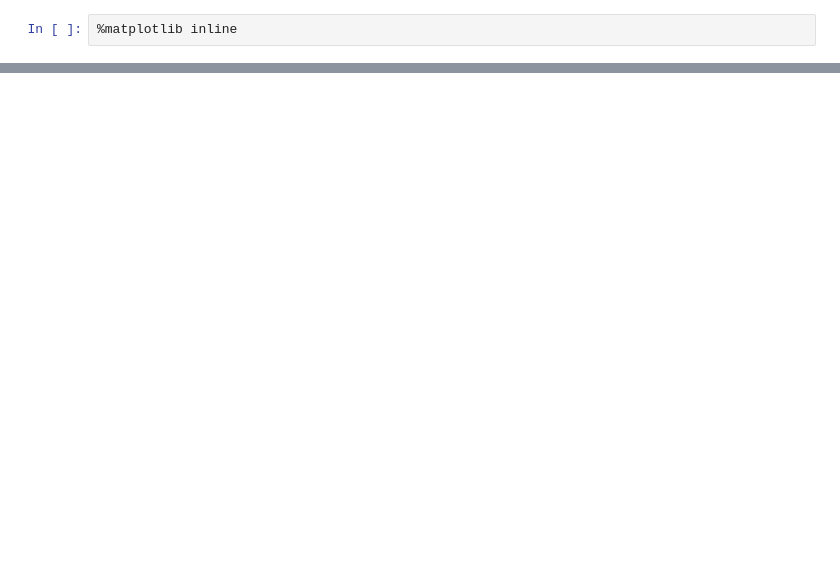
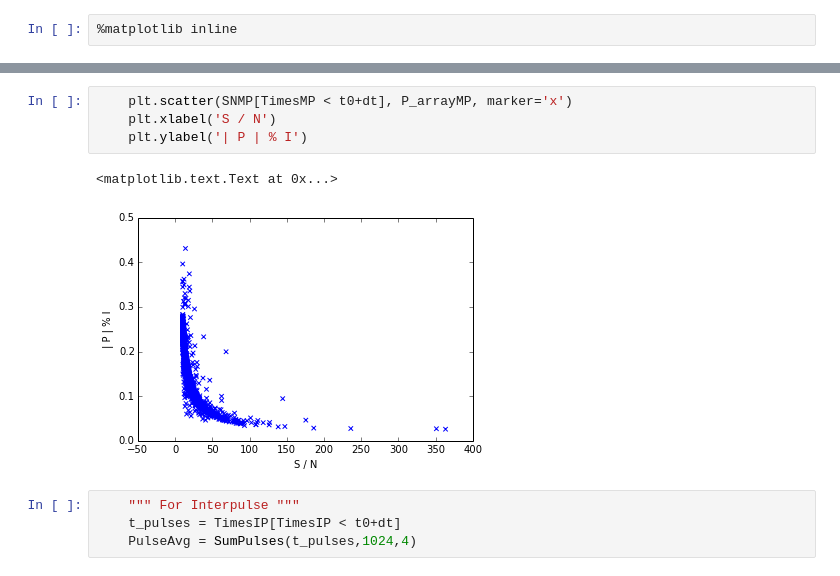
Before and after one commit to ramain/scint_analysis, a Jupyter notebook: crab/Polarization.ipynb, the cells around one changed output, grey strips where cells are left out. Drawn from its saved outputs; the diff is of its cells as text; blank space fills up the shorter version.

```diff
--- a/crab/Polarization.ipynb
+++ b/crab/Polarization.ipynb
@@ -72,0 +93,11 @@ plt.plot(Imxy)
+# %%
+    plt.scatter(SNMP[TimesMP < t0+dt], P_arrayMP, marker='x')
+    plt.xlabel('S / N')
+    plt.ylabel('| P | % I')
+# %% [output]
+<matplotlib.text.Text at 0x...>
+[figure, added]
+# %%
+    """ For Interpulse """
+    t_pulses = TimesIP[TimesIP < t0+dt]
+    PulseAvg = SumPulses(t_pulses,1024,4)
```
Also changed, not shown: parts of 29 cells of this notebook, 2 other files.
